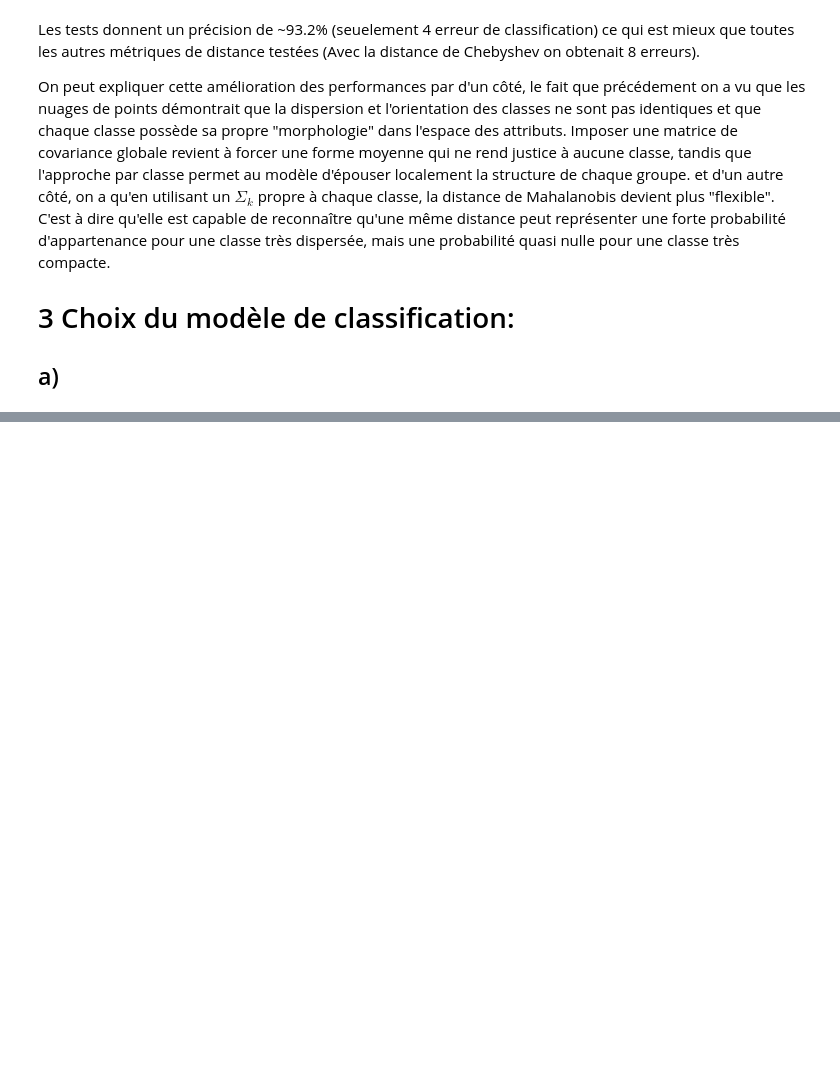
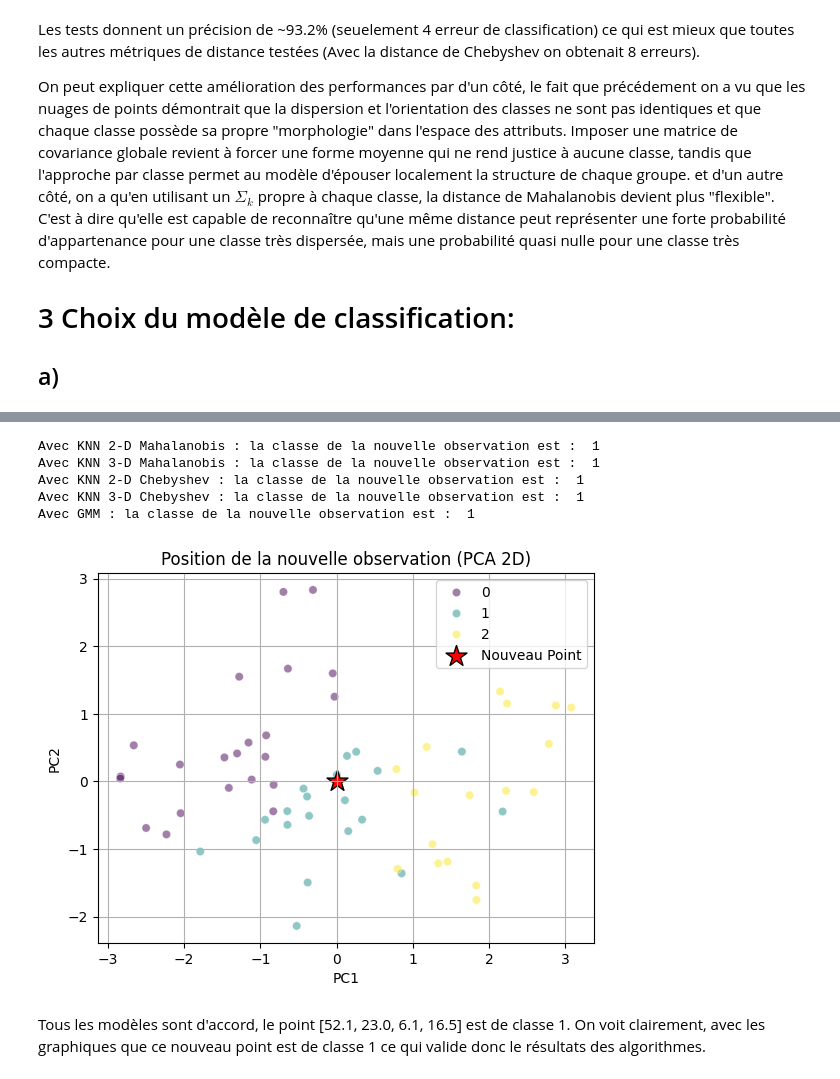
Before and after one commit to NtoDeath/Forage_de_donnees, a Jupyter notebook: tp1.ipynb, the cells around one changed output, grey strips where cells are left out. Drawn from its saved outputs; the diff is of its cells as text; code cells hidden in the pictures; blank space fills up the shorter version.

```diff
--- a/tp1.ipynb
+++ b/tp1.ipynb
@@ -512,0 +689,58 @@ ValueError: ('Lengths must match to compare', (59,), (0,))
+# %%
+new_data = np.array([[52.1, 23.0, 6.1, 16.5]])
+new_data_scaled = StandardScaler().fit(new_data)
+new_data_scaled = new_data_scaled.transform(new_data)
+data_scaled = StandardScaler().fit_transform(data_values)
+pca_2 = PCA(n_components=2)
+pca_2 = pca_2.fit(data_scaled)
+pca_3 = PCA(n_components=3)
+pca_3 = pca_3.fit(data_scaled)
+new_data_pca2 = pca_2.transform(new_data_scaled)
+new_data_pca3 = pca_3.transform(new_data_scaled)
+
+prediction_knn_2_maha = knn_2_maha.predict(new_data_pca2)[0]
+print("Avec KNN 2-D Mahalanobis : la classe de la nouvelle observation est : ", prediction_knn_2_maha)
+
+prediction_knn_3_maha = knn_3_maha.predict(new_data_pca3)[0]
+print("Avec KNN 3-D Mahalanobis : la classe de la nouvelle observation est : ", prediction_knn_3_maha)
+
+prediction_knn_2_cheby = knn_2_cheby.predict(new_data_pca2)[0]
+print("Avec KNN 2-D Chebyshev : la classe de la nouvelle observation est : ", prediction_knn_2_cheby)
+
+prediction_knn_3_cheby = knn_3_cheby.predict(new_data_pca3)[0]
+print("Avec KNN 3-D Chebyshev : la classe de la nouvelle observation est : ", prediction_knn_3_cheby)
+
+prediction_gmm = gmmF.predict(new_data_scaled)[0]
+print("Avec GMM : la classe de la nouvelle observation est : ", prediction_gmm)
+
+df_pca_2['classe'] = data['classe']
+df_pca_3['classe'] = data['classe']
+
+sns.scatterplot(x='PC1', y='PC2', data=df_pca_2, hue='classe', palette='viridis', alpha=0.5)
+plt.scatter(new_data_pca2[0, 0], new_data_pca2[0, 1], c='red', s=250, marker='*', edgecolors='black', label='Nouveau Point')
+plt.title("Position de la nouvelle observation (PCA 2D)")
+plt.legend()
+plt.grid(True)
+plt.show()
+
+
+fig = px.scatter_3d(df_pca_3, x='PC1', y='PC2', z='PC3', color='classe', opacity=0.4)
+fig.add_trace(go.Scatter3d(
+    x=[new_data_pca3[0, 0]],
+    y=[new_data_pca3[0, 1]],
+    z=[new_data_pca3[0, 2]],
+    mode='markers',
+    marker=dict(size=12, color='red', symbol='cross', line=dict(color='white', width=2)),
+    name='Nouvelle Observation'
+))
+fig.show()
+# %% [output]
+Avec KNN 2-D Mahalanobis : la classe de la nouvelle observation est :  1
+Avec KNN 3-D Mahalanobis : la classe de la nouvelle observation est :  1
+Avec KNN 2-D Chebyshev : la classe de la nouvelle observation est :  1
+Avec KNN 3-D Chebyshev : la classe de la nouvelle observation est :  1
+Avec GMM : la classe de la nouvelle observation est :  1
+[figure, added]
+# %% [markdown]
+Tous les modèles sont d'accord, le point [52.1, 23.0, 6.1, 16.5] est de classe 1.
+On voit clairement, avec les graphiques que ce nouveau point est de classe 1 ce qui valide donc le résultats des algorithmes.
```
Also changed, not shown: parts of 12 cells of this notebook.
